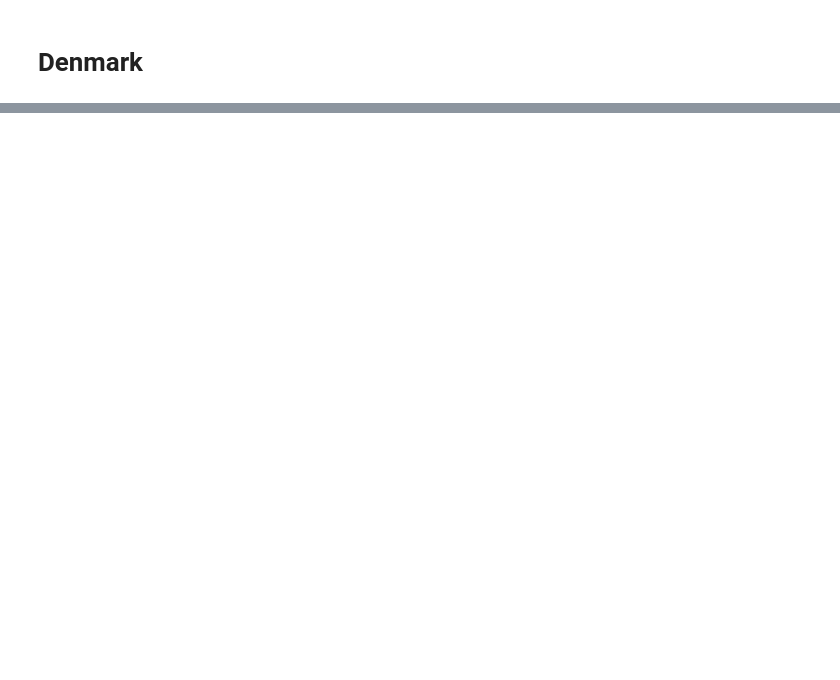
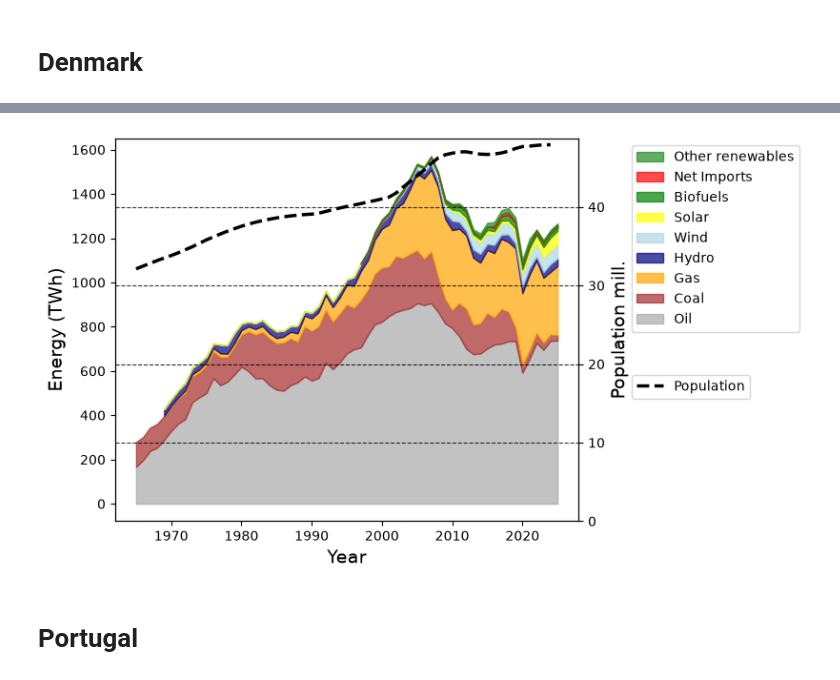
Before and after one commit to Oyvind-Aas/Electricity_and_Energy, a Jupyter notebook: owid_energy.ipynb, the cells around one changed output, grey strips where cells are left out. Drawn from its saved outputs; the diff is of its cells as text; code cells hidden in the pictures; blank space fills up the shorter version.

```diff
--- a/owid_energy.ipynb
+++ b/owid_energy.ipynb
@@ -317,0 +347,32 @@ plt.show()
+# %%
+fig, ax1 = plt.subplots()
+
+ax1.set_xlabel('Year', fontsize = 14)
+ax1.set_ylabel('Energy (TWh)', color='black', fontsize = 14)
+
+ax1.fill_between(spain_years, oil, 0, color = 'darkgrey', label = 'Oil', alpha = 0.7)
+ax1.fill_between(spain_years, coal + oil, oil, color = 'brown', label = 'Coal', alpha = 0.7)
+ax1.fill_between(spain_years, gas + coal + oil, oil + coal, color = 'orange', label = 'Gas', alpha = 0.7)
+ax1.fill_between(spain_years, hydro + gas + coal + oil, gas + oil + coal, color = 'navy', label = 'Hydro', alpha = 0.7)
+ax1.fill_between(spain_years, wind + hydro + gas + coal + oil, hydro + gas + oil + coal, color = 'lightblue', label = 'Wind', alpha = 0.7)
+ax1.fill_between(spain_years, solar + wind + hydro + gas + coal + oil, wind + hydro + gas + oil + coal, color = 'yellow', label = 'Solar', alpha = 0.7)
+ax1.fill_between(spain_years, biofuels + solar + wind + hydro + gas + coal + oil, solar + wind + hydro + gas + oil + coal, color = 'green', label = 'Biofuels', alpha = 0.7)
+ax1.fill_between(spain_years, net_imports + biofuels + solar + wind + hydro + gas + coal + oil, biofuels + solar + wind + hydro + gas + oil + coal, color = 'red', label = 'Net Imports', alpha = 0.7)
+ax1.fill_between(spain_years, spain.other_renewables_including_bioenergy_energy_twh + net_imports + biofuels + solar + wind + hydro + gas + coal + oil, net_imports + biofuels + solar + wind + hydro + gas + oil + coal, color = 'forestgreen', label = 'Other renewables', alpha = 0.7)
+
+ax2 = ax1.twinx()  # instantiate a second Axix, population, sharing the same x-axis
+
+ax2.set_ylabel('Population mill.', color='black', fontsize = 14)
+ax2.plot(spain_years[65:-1] , population[65:-1] / 1e6, '--', color='black', linewidth = 2.5, label = 'Population')
+ax2.set_ylim(bottom=0)
+
+fig.tight_layout()
+ax1.legend(fontsize='medium', loc='upper left', bbox_to_anchor=(1.1, 1), reverse=True)
+ax2.legend(fontsize='medium', loc='upper left', bbox_to_anchor=(1.1, 0.4), reverse=True)
+
+plt.grid(axis='y', linestyle='--', alpha=0.8, color ='black')
+plt.show()
+# %% [output]
+[figure, added]
+# %% [markdown]
+# Portugal
```
Also changed, not shown: parts of 6 cells of this notebook.
